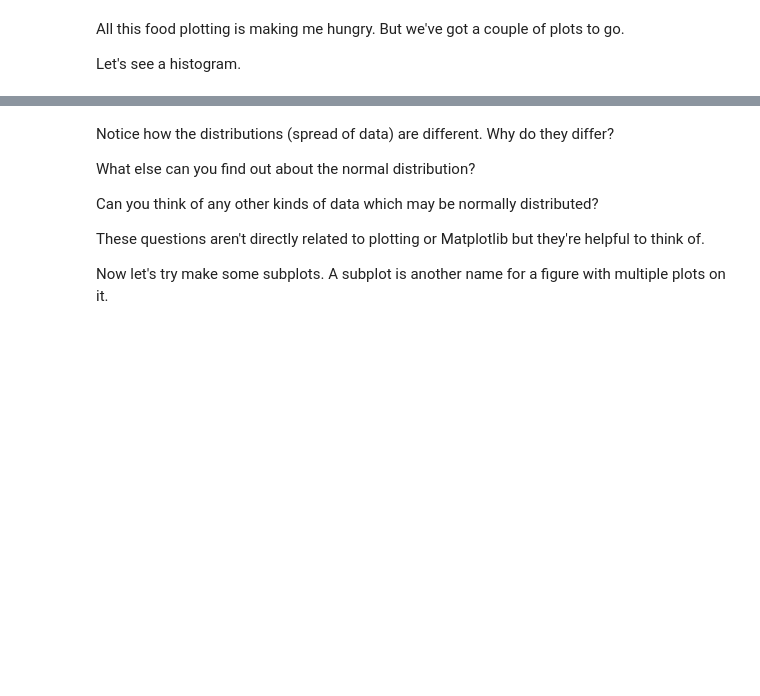
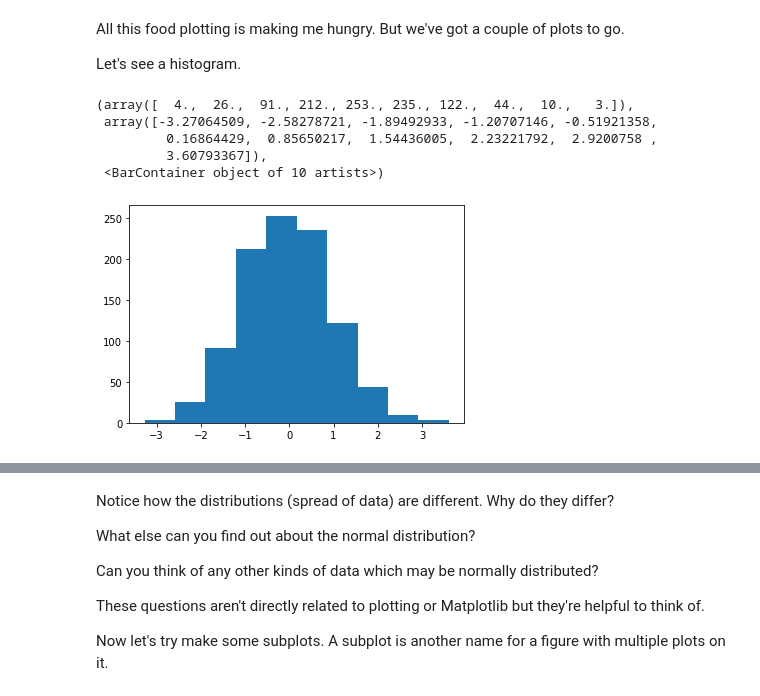
Before and after one commit to TheGloriousGenesis/CS_Learning, a Jupyter notebook: Machine_Learning/Data_Mining/Practice_Exercises/MatplotlibPractice.ipynb, the cells around one changed output, grey strips where cells are left out. Saved outputs shown, nothing was run; the diff lists cells and outputs as text; code cells hidden in the pictures; blank space fills up the shorter version.

```diff
--- a/Machine_Learning/Data_Mining/Practice_Exercises/MatplotlibPractice.ipynb
+++ b/Machine_Learning/Data_Mining/Practice_Exercises/MatplotlibPractice.ipynb
@@ -178,10 +178,17 @@ All this food plotting is making me hungry. But we've got a couple of plots to g
 Let's see a histogram.
 # %%
 # Create a random NumPy array of 1000 normally distributed numbers using NumPy and save it to X
-X = np.random.normal(1000)
+X = np.random.randn(1000)
 
 # Create a histogram plot of X
 fig, ax = plt.subplots()
-ax.hist()
+ax.hist(X)
+# %% [output]
+(array([  4.,  26.,  91., 212., 253., 235., 122.,  44.,  10.,   3.]),
+ array([-3.27064509, -2.58278721, -1.89492933, -1.20707146, -0.51921358,
+         0.16864429,  0.85650217,  1.54436005,  2.23221792,  2.9200758 ,
+         3.60793367]),
+ <BarContainer object of 10 artists>)
+[figure, added]
 # %%
 # Create a NumPy array of 1000 random numbers and save it to X
```
Also changed, not shown: parts of 6 cells of this notebook.
